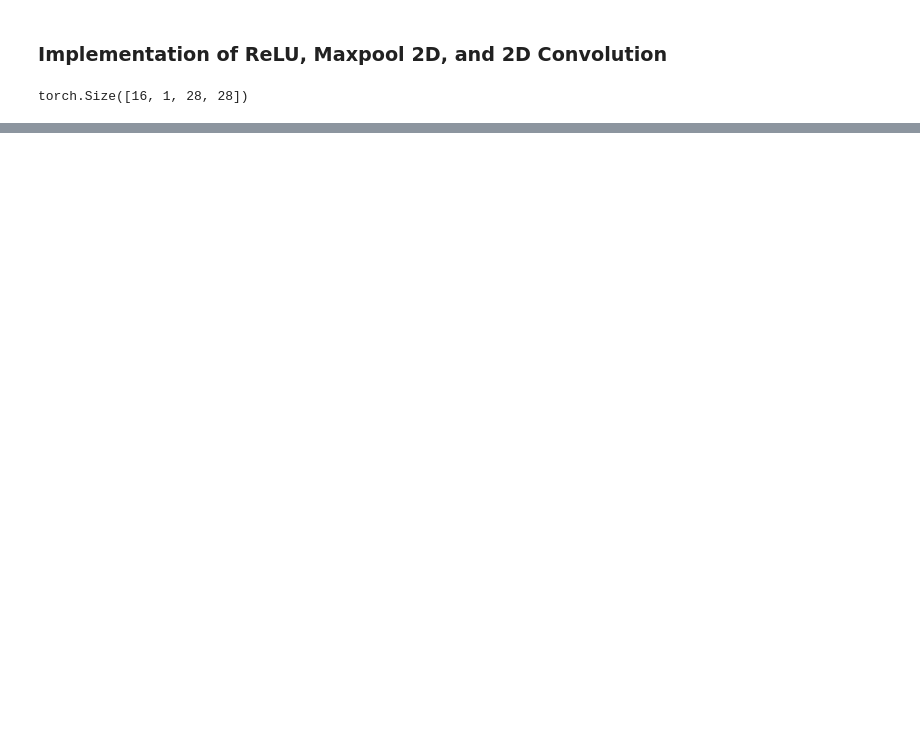
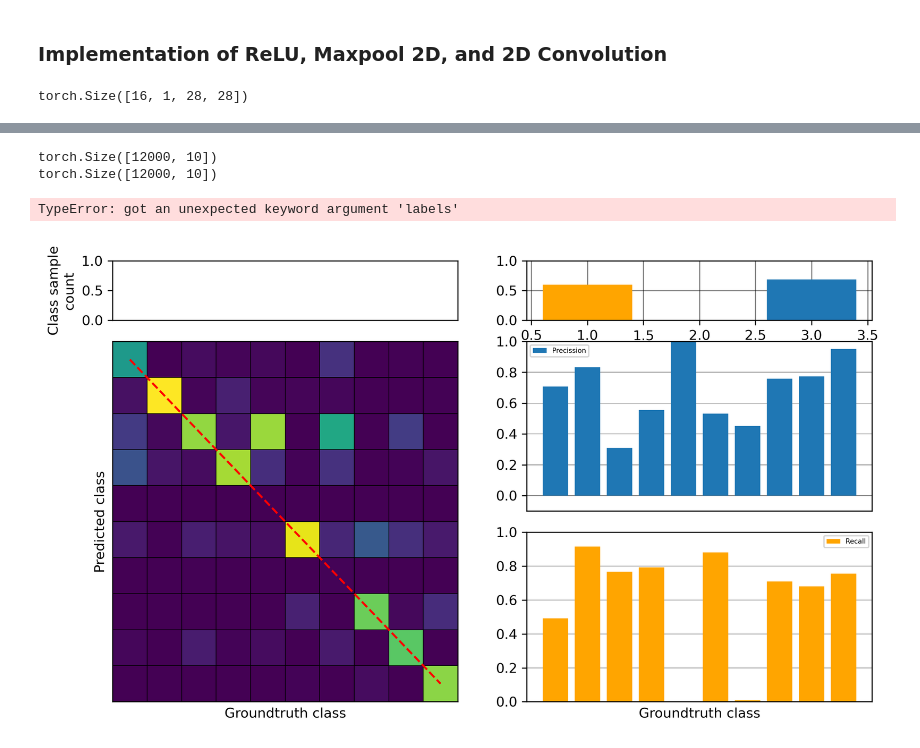
Before and after one commit to jselic/su-23-24-asm7, a Jupyter notebook: Assignment 7-8.ipynb, the cells around one changed output, grey strips where cells are left out. Cells and saved outputs as stored; diff of their text form; code cells hidden in the pictures; blank space fills up the shorter version.

```diff
--- a/Assignment 7-8.ipynb
+++ b/Assignment 7-8.ipynb
@@ -102,0 +424,6 @@ torch.Size([16, 16, 26, 26])
+# %%
+#Use dataset (from Dataset.py file) to create two datasets
+BSIZE = 128
+TRAIN = Dataset(x_train,y_train, batch_size=BSIZE)
+VALID = Dataset(x_val,y_val, batch_size=BSIZE)
+#x, y = TRAIN[113]
@@ -102,0 +432,17 @@ torch.Size([16, 16, 26, 26])
+# %%
+some_other_model = Sequential(
+    torch.nn.Conv2d(in_channels=1,out_channels=10,kernel_size=(3,3),stride=1),
+    torch.nn.MaxPool2d(kernel_size=(3,3),stride=2),
+    torch.nn.ReLU(),
+    torch.nn.Conv2d(in_channels=10,out_channels=64,kernel_size=(3,3),stride=1),
+    torch.nn.MaxPool2d(kernel_size=(3,3),stride=2),
+    torch.nn.ReLU(),
+    torch.nn.Conv2d(in_channels=64,out_channels=10,kernel_size=(4,4),stride=1),
+    torch.nn.Flatten(),
+    #torch.nn.Linear(10, 256),
+    #torch.nn.ReLU(),
+    #torch.nn.Linear(256, 10),
+    #torch.nn.Softmax(dim=1)
+)
+# %%
+the_model, the_training_loss, the_validation_loss = fit(some_other_model,TRAIN,VALID,epochs=30)
@@ -102,0 +462,15 @@ torch.Size([16, 16, 26, 26])
+# %%
+predictions = the_model(VALID.x)
+
+gt = VALID.y
+# %%
+print(predictions.shape)
+print(gt.shape)
+# %% [output]
+torch.Size([12000, 10])
+torch.Size([12000, 10])
+# %%
+plot_stats(predictions.detach().numpy(),gt.numpy())
+# %% [output]
+TypeError: got an unexpected keyword argument 'labels'
+[figure, added]
```
Also changed, not shown: parts of 56 cells of this notebook.
